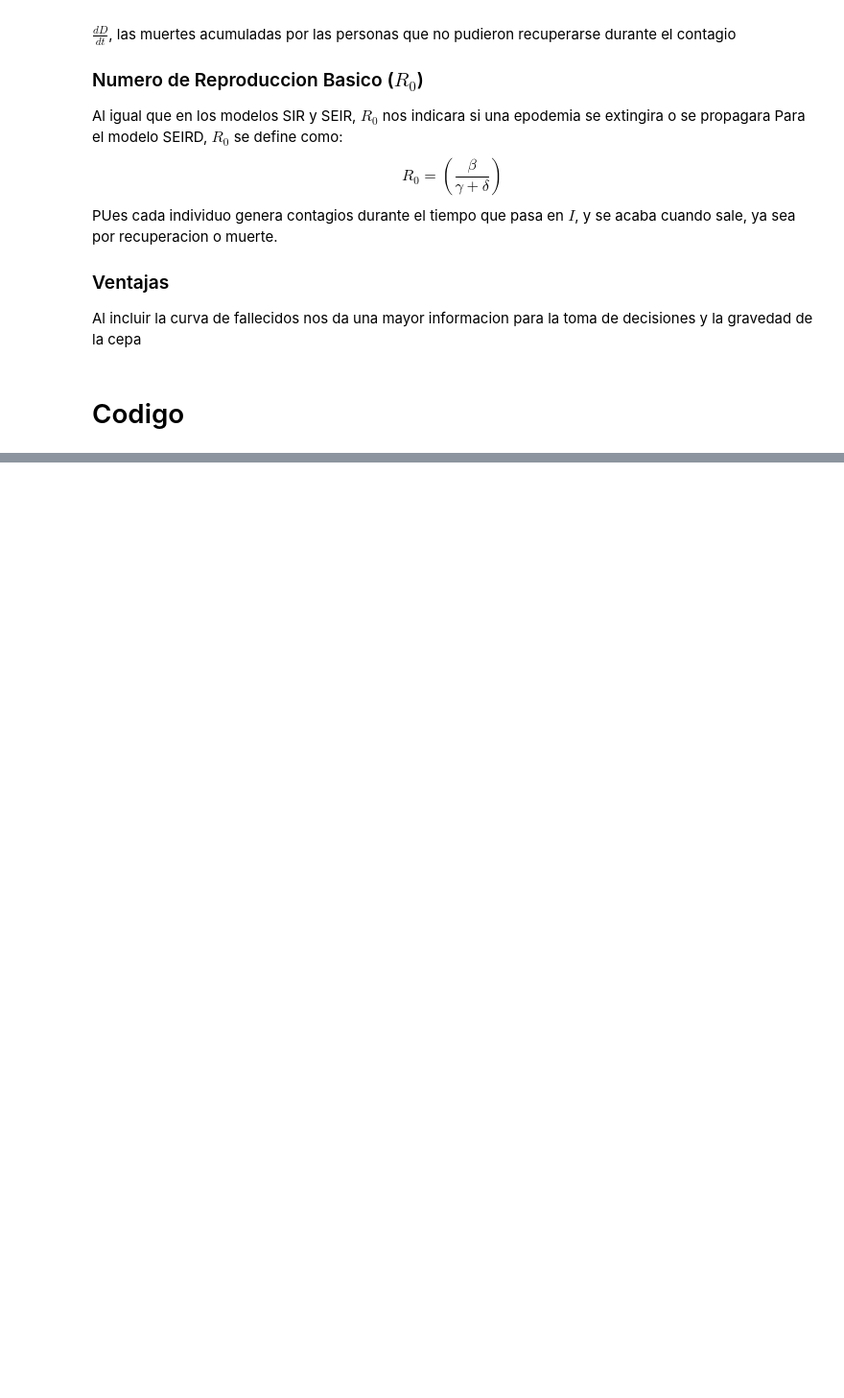
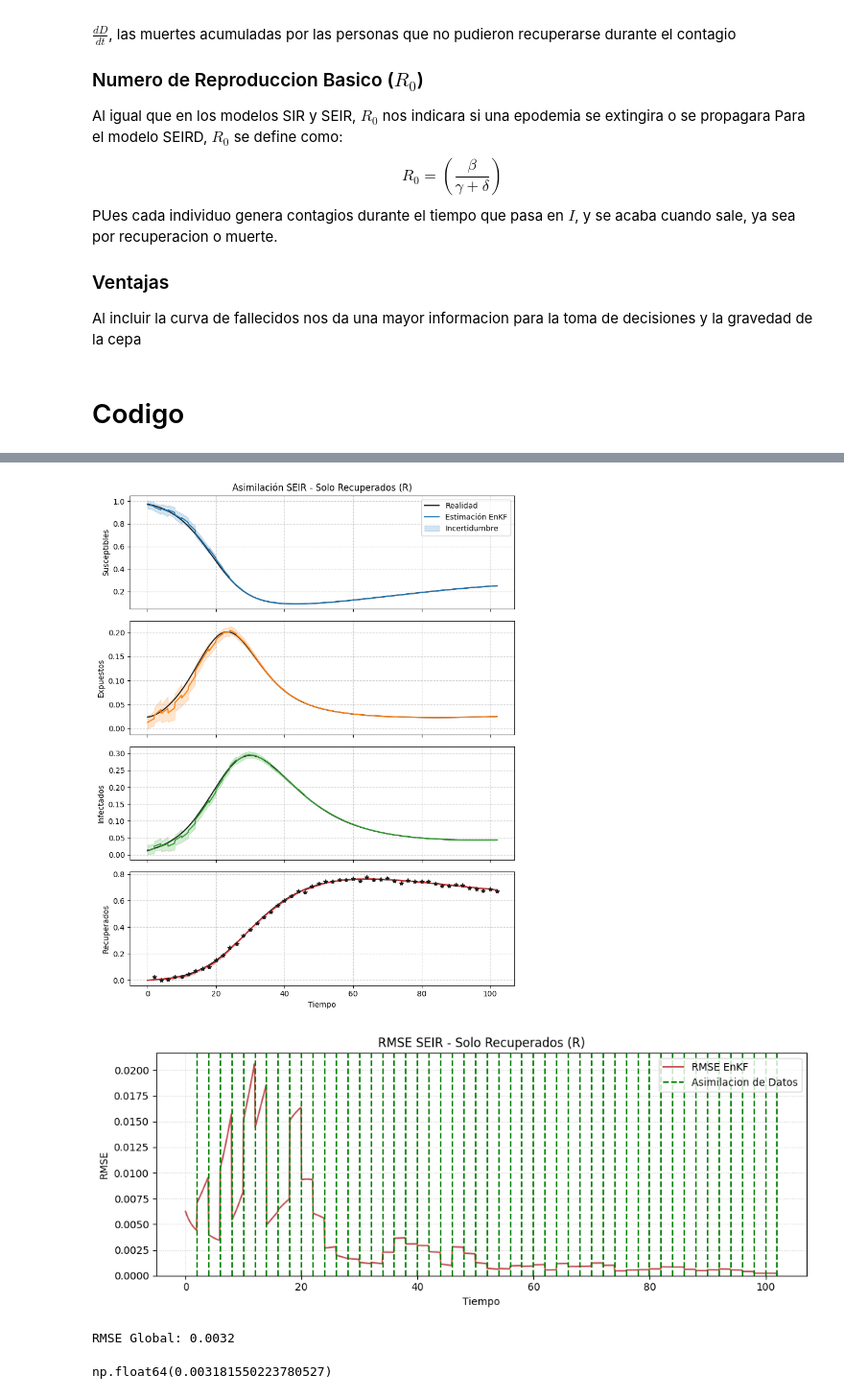
Before and after one commit to Raldulff/SIR-EnKF, a Jupyter notebook: SIR_EnKF.ipynb, the cells around one changed output, grey strips where cells are left out. Shown at 96% size. Cells and saved outputs as stored; diff of their text form; code cells hidden in the pictures; blank space fills up the shorter version.

```diff
--- a/SIR_EnKF.ipynb
+++ b/SIR_EnKF.ipynb
@@ -783,0 +493,24 @@ ValueError: solve1: Input operand 1 has a mismatch in its core dimension 0, with
+# %%
+# Asimilacion de dato usanod los recuperados
+
+obs_idx_R = 3
+R12_R = np.diag([[0.01]])
+matrices_R = (Pa12_seir, Q12_seir, R12_R)
+
+#datos simulados
+syn_data_R = syn_data(xa_seir, matrices_R, Dyn_SEIR,
+                       obs_idx_R)
+# %%
+#Asimilacion de dato sobre R
+enkf_out_R = EnKF(N, xa_seir, matrices_R, Dyn_SEIR,
+                  obs_idx_R, syn_data_R)
+# %%
+#  Gráficas
+plot_enkf(syn_data_R, enkf_out_R, obs_idx_R,
+          labels=labels, title="Asimilación SEIR - Solo Recuperados (R)")
+plot_rmse(syn_data_R, enkf_out_R, title="RMSE SEIR - Solo Recuperados (R)")
+# %% [output]
+[figure, added]
+[figure, added]
+RMSE Global: 0.0032
+np.float64(0.003181550223780527)
```
Also changed, not shown: parts of 42 cells of this notebook.
